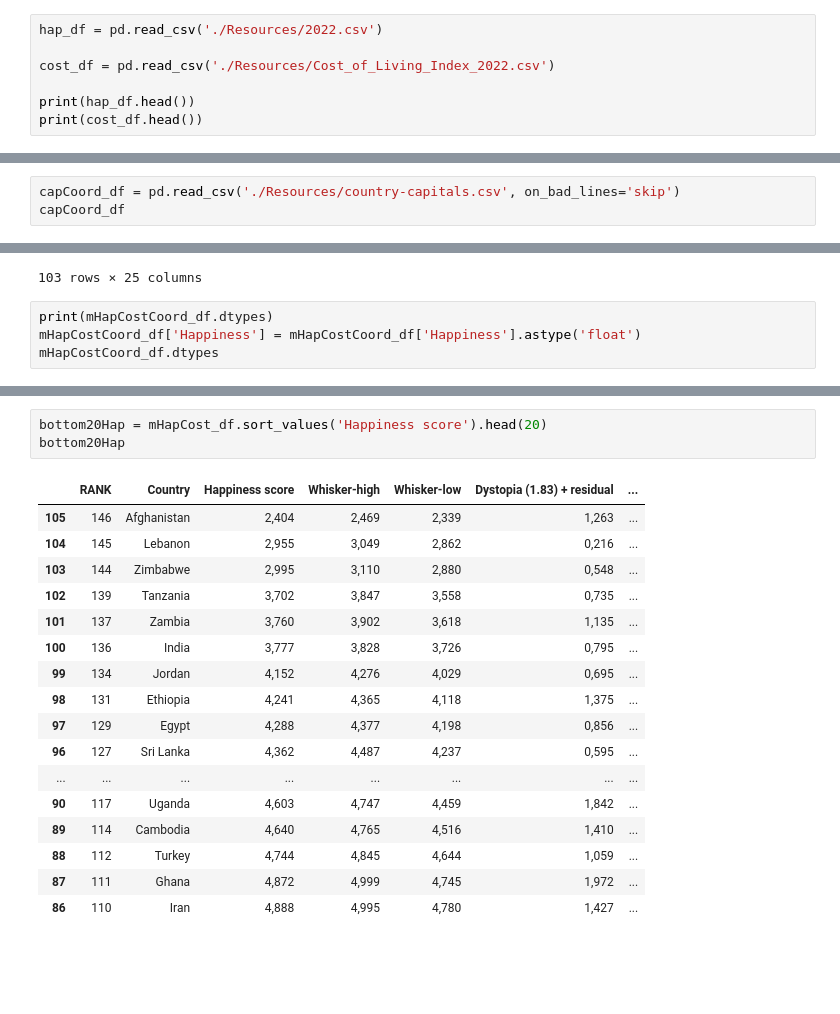
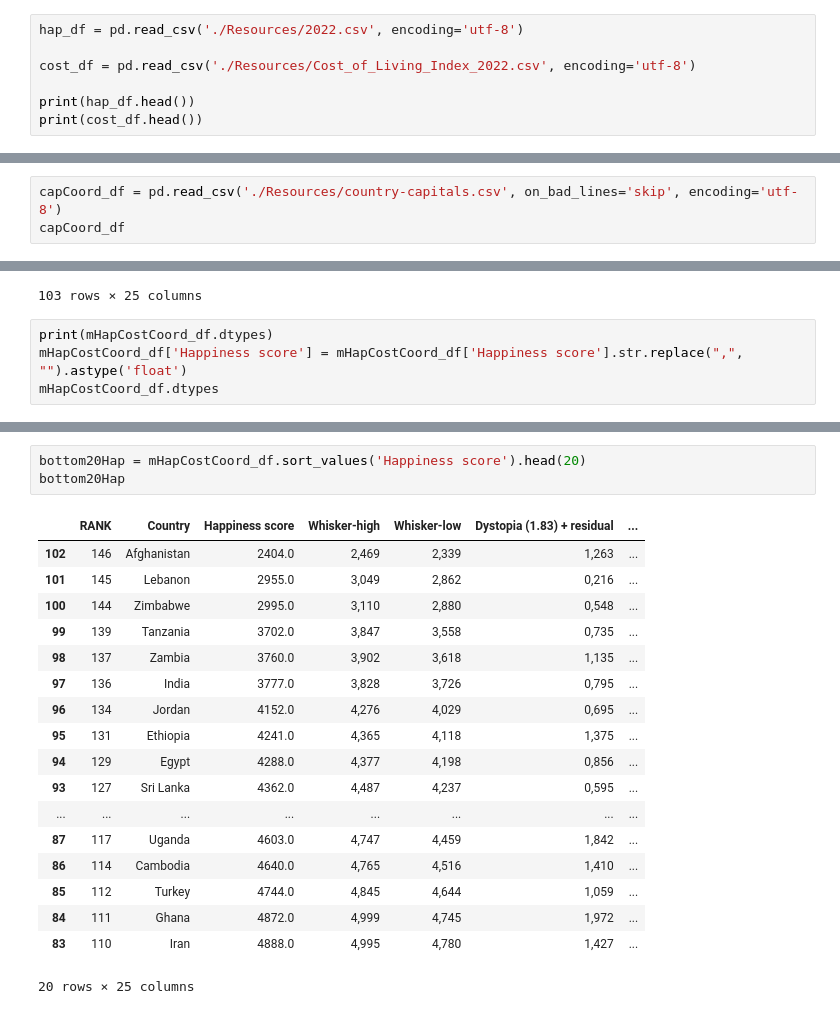
Before and after one commit to cburgyan/project1_happiness, a Jupyter notebook: pro1_happiness.ipynb, the cells around one changed output, grey strips where cells are left out. Drawn from its saved outputs; the diff is of its cells as text; blank space fills up the shorter version.

```diff
--- a/pro1_happiness.ipynb
+++ b/pro1_happiness.ipynb
@@ -24,7 +22,7 @@ ModuleNotFoundError: No module named 'hvplot.points'
 # %%
-hap_df = pd.read_csv('./Resources/2022.csv')
+hap_df = pd.read_csv('./Resources/2022.csv', encoding='utf-8')
 
-cost_df = pd.read_csv('./Resources/Cost_of_Living_Index_2022.csv')
+cost_df = pd.read_csv('./Resources/Cost_of_Living_Index_2022.csv', encoding='utf-8')
 
 print(hap_df.head())
 print(cost_df.head())
@@ -104,5 +81,5 @@ top20Hap
 # %%
-capCoord_df = pd.read_csv('./Resources/country-capitals.csv', on_bad_lines='skip')
+capCoord_df = pd.read_csv('./Resources/country-capitals.csv', on_bad_lines='skip', encoding='utf-8')
 capCoord_df
 # %% [output]
 |  | CountryName | CapitalName | CapitalLatitude | CapitalLongitude | CountryCode | ContinentName |
@@ -137,7 +114,7 @@ mHapCostCoord_df
 103 rows × 25 columns
 # %%
 print(mHapCostCoord_df.dtypes)
-mHapCostCoord_df['Happiness'] = mHapCostCoord_df['Happiness'].astype('float')
+mHapCostCoord_df['Happiness score'] = mHapCostCoord_df['Happiness score'].str.replace(",", "").astype('float')
 mHapCostCoord_df.dtypes
 # %% [output]
 RANK                                            int64
@@ -182,21 +236,22 @@ happiestplot
 # %%
-bottom20Hap = mHapCost_df.sort_values('Happiness score').head(20)
+bottom20Hap = mHapCostCoord_df.sort_values('Happiness score').head(20)
 bottom20Hap
 # %% [output]
 |  | RANK | Country | Happiness score | Whisker-high | Whisker-low | Dystopia (1.83) + residual | ... |
-| 105 | 146 | Afghanistan | 2,404 | 2,469 | 2,339 | 1,263 | ... |
-| 104 | 145 | Lebanon | 2,955 | 3,049 | 2,862 | 0,216 | ... |
-| 103 | 144 | Zimbabwe | 2,995 | 3,110 | 2,880 | 0,548 | ... |
-| 102 | 139 | Tanzania | 3,702 | 3,847 | 3,558 | 0,735 | ... |
-| 101 | 137 | Zambia | 3,760 | 3,902 | 3,618 | 1,135 | ... |
-| 100 | 136 | India | 3,777 | 3,828 | 3,726 | 0,795 | ... |
-| 99 | 134 | Jordan | 4,152 | 4,276 | 4,029 | 0,695 | ... |
-| 98 | 131 | Ethiopia | 4,241 | 4,365 | 4,118 | 1,375 | ... |
-| 97 | 129 | Egypt | 4,288 | 4,377 | 4,198 | 0,856 | ... |
-| 96 | 127 | Sri Lanka | 4,362 | 4,487 | 4,237 | 0,595 | ... |
+| 102 | 146 | Afghanistan | 2404.0 | 2,469 | 2,339 | 1,263 | ... |
+| 101 | 145 | Lebanon | 2955.0 | 3,049 | 2,862 | 0,216 | ... |
+| 100 | 144 | Zimbabwe | 2995.0 | 3,110 | 2,880 | 0,548 | ... |
+| 99 | 139 | Tanzania | 3702.0 | 3,847 | 3,558 | 0,735 | ... |
+| 98 | 137 | Zambia | 3760.0 | 3,902 | 3,618 | 1,135 | ... |
+| 97 | 136 | India | 3777.0 | 3,828 | 3,726 | 0,795 | ... |
+| 96 | 134 | Jordan | 4152.0 | 4,276 | 4,029 | 0,695 | ... |
+| 95 | 131 | Ethiopia | 4241.0 | 4,365 | 4,118 | 1,375 | ... |
+| 94 | 129 | Egypt | 4288.0 | 4,377 | 4,198 | 0,856 | ... |
+| 93 | 127 | Sri Lanka | 4362.0 | 4,487 | 4,237 | 0,595 | ... |
 | ... | ... | ... | ... | ... | ... | ... | ... |
-| 90 | 117 | Uganda | 4,603 | 4,747 | 4,459 | 1,842 | ... |
-| 89 | 114 | Cambodia | 4,640 | 4,765 | 4,516 | 1,410 | ... |
-| 88 | 112 | Turkey | 4,744 | 4,845 | 4,644 | 1,059 | ... |
-| 87 | 111 | Ghana | 4,872 | 4,999 | 4,745 | 1,972 | ... |
-| 86 | 110 | Iran | 4,888 | 4,995 | 4,780 | 1,427 | ... |
+| 87 | 117 | Uganda | 4603.0 | 4,747 | 4,459 | 1,842 | ... |
+| 86 | 114 | Cambodia | 4640.0 | 4,765 | 4,516 | 1,410 | ... |
+| 85 | 112 | Turkey | 4744.0 | 4,845 | 4,644 | 1,059 | ... |
+| 84 | 111 | Ghana | 4872.0 | 4,999 | 4,745 | 1,972 | ... |
+| 83 | 110 | Iran | 4888.0 | 4,995 | 4,780 | 1,427 | ... |
+20 rows × 25 columns
```
Also changed, not shown: parts of 20 cells of this notebook.
